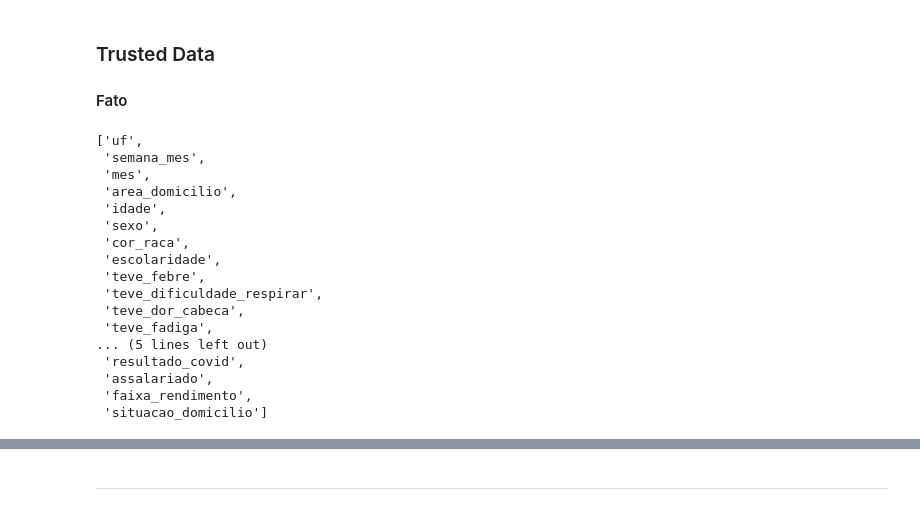
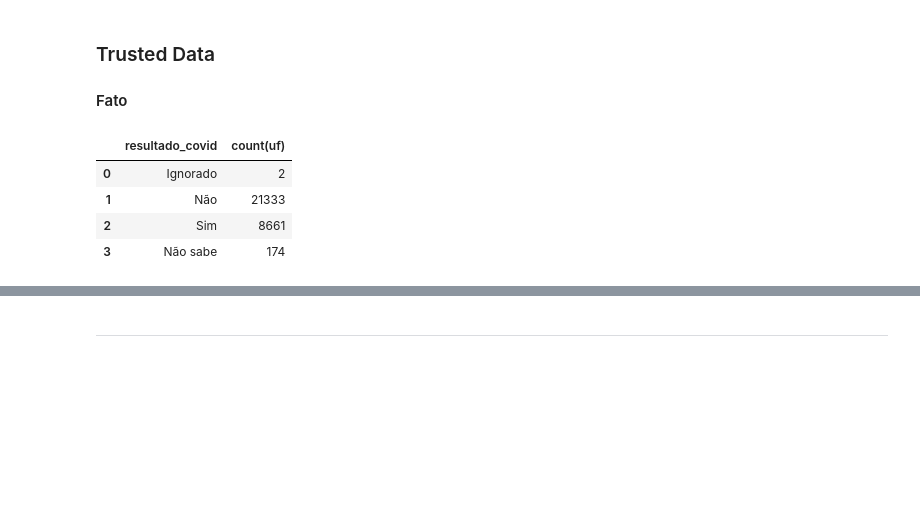
Before and after one commit to pehls/gp27_techchallenge_3, a Jupyter notebook: notebooks/003_gtrp_feature_importance.ipynb, the cells around one changed output, grey strips where cells are left out. Cells and saved outputs as stored; diff of their text form; code cells hidden in the pictures; blank space fills up the shorter version.

```diff
--- a/notebooks/003_gtrp_feature_importance.ipynb
+++ b/notebooks/003_gtrp_feature_importance.ipynb
@@ -66,30 +48,22 @@ _display(df\
 #### Fato
 # %%
 table_name = "fiap-tech-challenge-3.trusted_pnad.tb_f_covid_2020"
+
 df = spark.read \
     .format("bigquery") \
     .option("table", table_name) \
     .load()
 
-df.columns
+_display(df\
+            .groupBy('resultado_covid')\
+            .agg(f.count('uf'))
+            )
 # %% [output]
-['uf',
- 'semana_mes',
- 'mes',
- 'area_domicilio',
- 'idade',
- 'sexo',
- 'cor_raca',
- 'escolaridade',
- 'teve_febre',
- 'teve_dificuldade_respirar',
- 'teve_dor_cabeca',
- 'teve_fadiga',
-... (5 lines left out)
- 'resultado_covid',
- 'assalariado',
- 'faixa_rendimento',
- 'situacao_domicilio']
+|  | resultado_covid | count(uf) |
+| 0 | Ignorado | 2 |
+| 1 | Não | 21333 |
+| 2 | Sim | 8661 |
+| 3 | Não sabe | 174 |
 # %%
 from sklearn.metrics import (  r2_score
                              , precision_score
```
Also changed, not shown: parts of 6 cells of this notebook, 2 other files.
